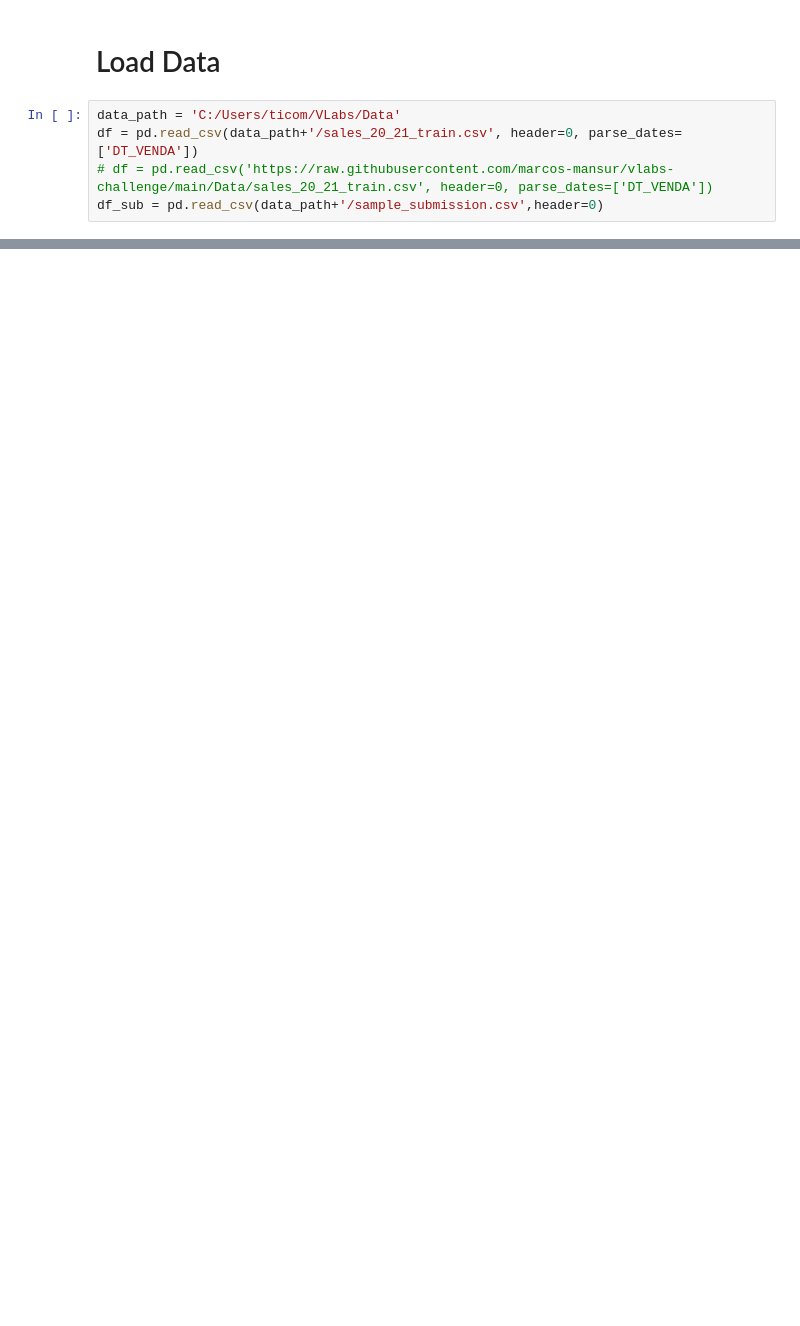
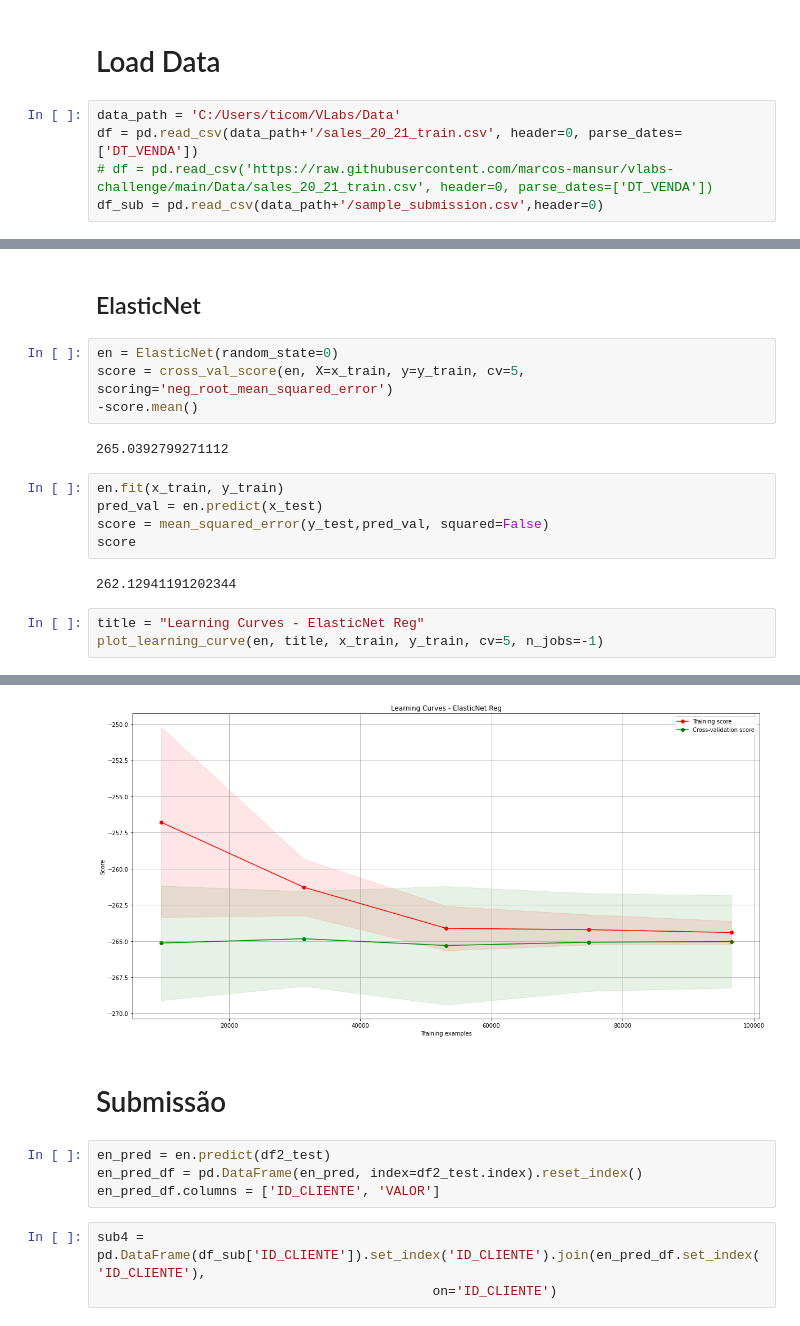
Before and after one commit to marcos-mansur/vlabs-challenge, a Jupyter notebook: Notebook/Second_model.ipynb, the cells around one changed output, grey strips where cells are left out. Drawn from its saved outputs; the diff is of its cells as text; blank space fills up the shorter version.

```diff
--- a/Notebook/Second_model.ipynb
+++ b/Notebook/Second_model.ipynb
@@ -78,0 +205,19 @@ Name: VALOR, dtype: float64
+# %% [markdown]
+## ElasticNet
+# %%
+en = ElasticNet(random_state=0)
+score = cross_val_score(en, X=x_train, y=y_train, cv=5, scoring='neg_root_mean_squared_error')
+-score.mean()
+# %% [output]
+265.0392799271112
+# %%
+en.fit(x_train, y_train)
+pred_val = en.predict(x_test)
+score = mean_squared_error(y_test,pred_val, squared=False)
+score
+# %% [output]
+262.12941191202344
+# %%
+title = "Learning Curves - ElasticNet Reg"
+plot_learning_curve(en, title, x_train, y_train, cv=5, n_jobs=-1)
+# %% [output]
@@ -78,0 +225,10 @@ Name: VALOR, dtype: float64
+[figure, added]
+# %% [markdown]
+# Submissão
+# %%
+en_pred = en.predict(df2_test)
+en_pred_df = pd.DataFrame(en_pred, index=df2_test.index).reset_index()
+en_pred_df.columns = ['ID_CLIENTE', 'VALOR']
+# %%
+sub4 = pd.DataFrame(df_sub['ID_CLIENTE']).set_index('ID_CLIENTE').join(en_pred_df.set_index('ID_CLIENTE'),
+                                           on='ID_CLIENTE')
```
Also changed, not shown: parts of 30 cells of this notebook, 1 other file.
